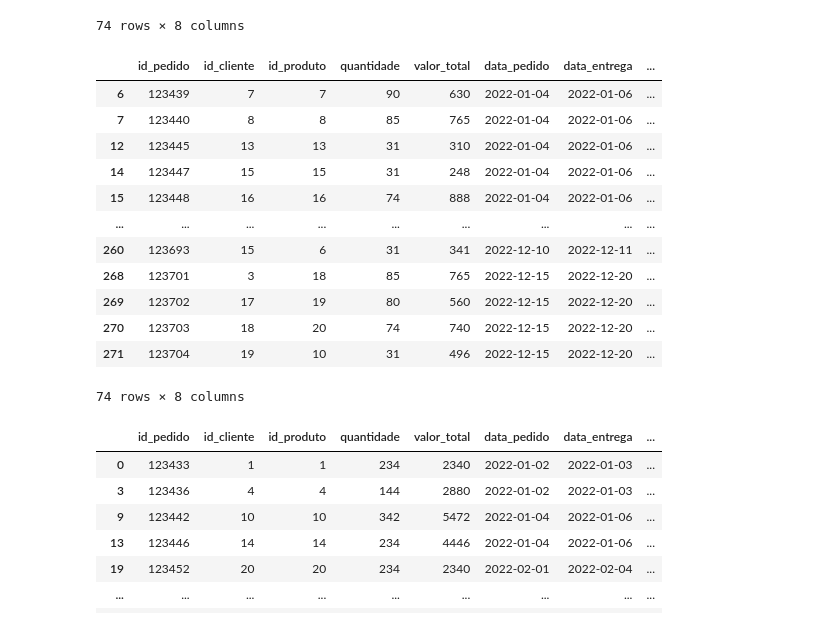
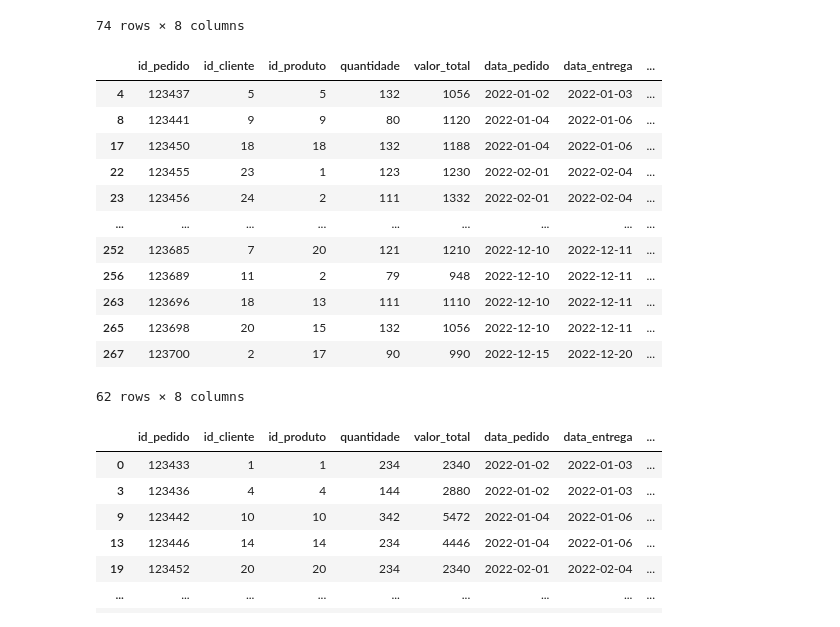
Before and after one commit to anibaltanganelli/Flora, a Jupyter notebook: flora_pratica.ipynb, the cells around one changed output. Saved outputs shown, nothing was run; the diff lists cells and outputs as text; code cells hidden in the pictures.

```diff
--- a/flora_pratica.ipynb
+++ b/flora_pratica.ipynb
@@ -228,21 +228,21 @@ quartil_inferior_VT
 74 rows × 8 columns
 # %%
 quartil_mediana_VT = pedidos[(pedidos['valor_total'] > Q1) & (pedidos['valor_total'] < Q2)]
-quartil_inferior_VT
+quartil_mediana_VT
 # %% [output]
 |  | id_pedido | id_cliente | id_produto | quantidade | valor_total | data_pedido | data_entrega | ... |
-| 6 | 123439 | 7 | 7 | 90 | 630 | 2022-01-04 | 2022-01-06 | ... |
-| 7 | 123440 | 8 | 8 | 85 | 765 | 2022-01-04 | 2022-01-06 | ... |
-| 12 | 123445 | 13 | 13 | 31 | 310 | 2022-01-04 | 2022-01-06 | ... |
-| 14 | 123447 | 15 | 15 | 31 | 248 | 2022-01-04 | 2022-01-06 | ... |
-| 15 | 123448 | 16 | 16 | 74 | 888 | 2022-01-04 | 2022-01-06 | ... |
+| 4 | 123437 | 5 | 5 | 132 | 1056 | 2022-01-02 | 2022-01-03 | ... |
+| 8 | 123441 | 9 | 9 | 80 | 1120 | 2022-01-04 | 2022-01-06 | ... |
+| 17 | 123450 | 18 | 18 | 132 | 1188 | 2022-01-04 | 2022-01-06 | ... |
+| 22 | 123455 | 23 | 1 | 123 | 1230 | 2022-02-01 | 2022-02-04 | ... |
+| 23 | 123456 | 24 | 2 | 111 | 1332 | 2022-02-01 | 2022-02-04 | ... |
 | ... | ... | ... | ... | ... | ... | ... | ... | ... |
-| 260 | 123693 | 15 | 6 | 31 | 341 | 2022-12-10 | 2022-12-11 | ... |
-| 268 | 123701 | 3 | 18 | 85 | 765 | 2022-12-15 | 2022-12-20 | ... |
-| 269 | 123702 | 17 | 19 | 80 | 560 | 2022-12-15 | 2022-12-20 | ... |
-| 270 | 123703 | 18 | 20 | 74 | 740 | 2022-12-15 | 2022-12-20 | ... |
-| 271 | 123704 | 19 | 10 | 31 | 496 | 2022-12-15 | 2022-12-20 | ... |
+| 252 | 123685 | 7 | 20 | 121 | 1210 | 2022-12-10 | 2022-12-11 | ... |
+| 256 | 123689 | 11 | 2 | 79 | 948 | 2022-12-10 | 2022-12-11 | ... |
+| 263 | 123696 | 18 | 13 | 111 | 1110 | 2022-12-10 | 2022-12-11 | ... |
+| 265 | 123698 | 20 | 15 | 132 | 1056 | 2022-12-10 | 2022-12-11 | ... |
+| 267 | 123700 | 2 | 17 | 90 | 990 | 2022-12-15 | 2022-12-20 | ... |
-74 rows × 8 columns
+62 rows × 8 columns
 # %%
 quartil_superior_VT = pedidos[pedidos['valor_total'] > Q3]
 quartil_superior_VT
```
